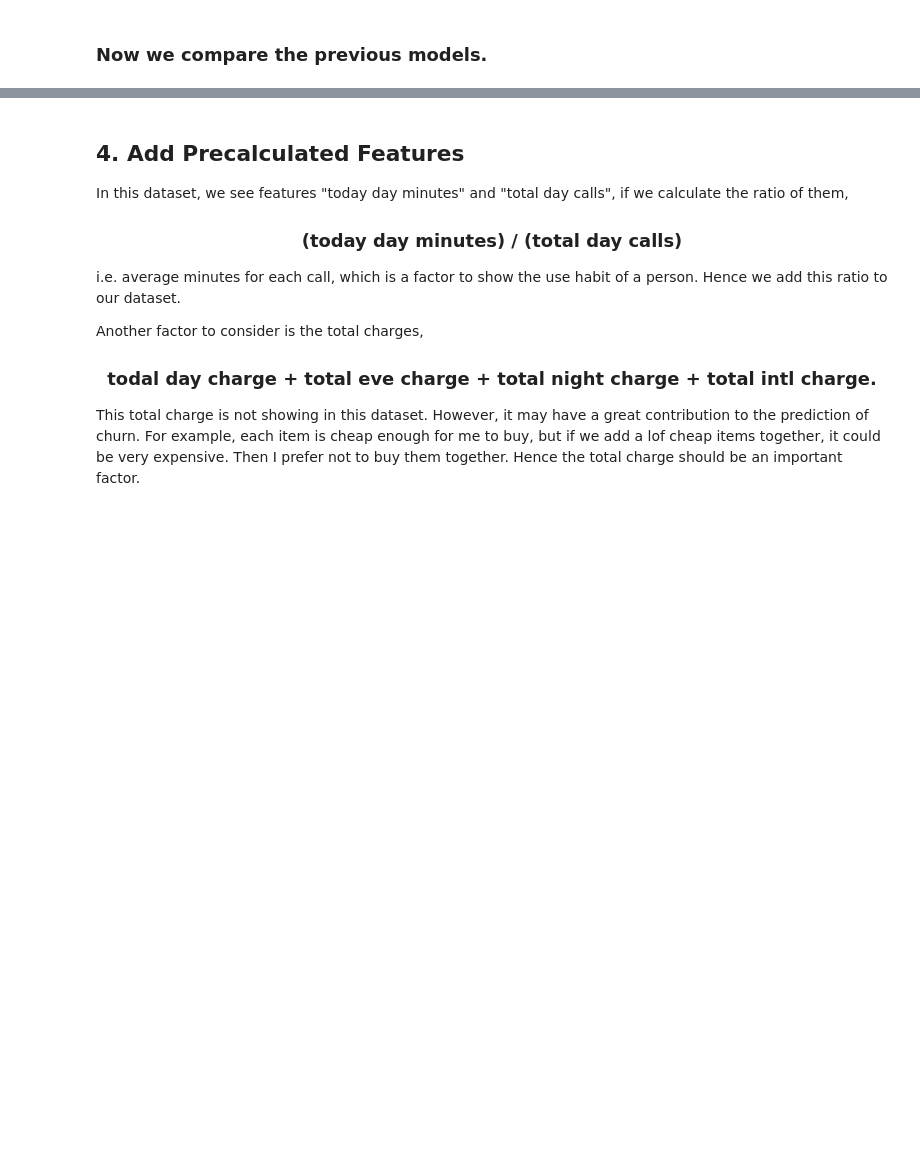
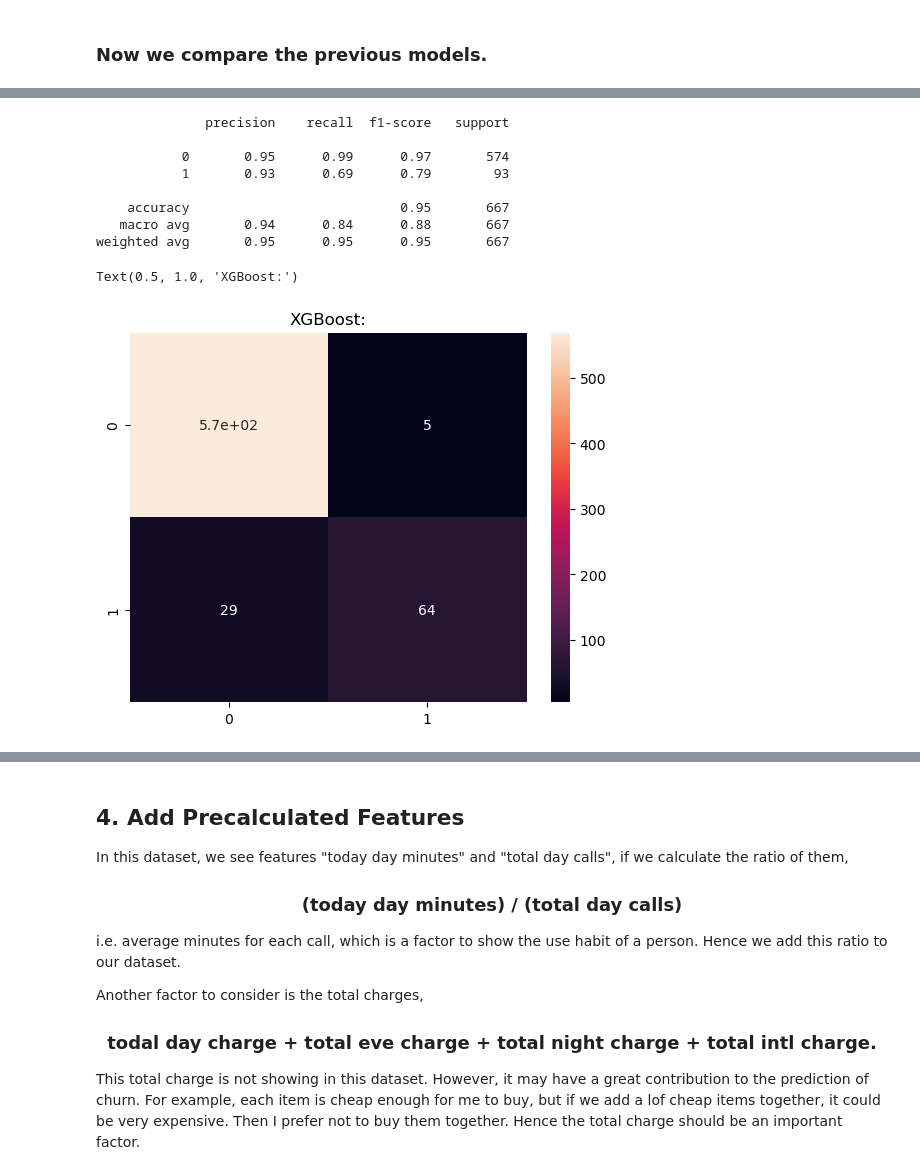
Before and after one commit to xianchangmeng/Predict-Customer-Churn, a Jupyter notebook: Improve predictions on customer churn.ipynb, the cells around one changed output, grey strips where cells are left out. Saved outputs shown, nothing was run; the diff lists cells and outputs as text; code cells hidden in the pictures; blank space fills up the shorter version.

```diff
--- a/Improve predictions on customer churn.ipynb
+++ b/Improve predictions on customer churn.ipynb
@@ -453,0 +449,16 @@ plt.show()
+# %%
+print(classification_report(y_test, xgb_model.predict(X_test)))
+cm_rf_xgb = confusion_matrix(y_test, xgb_model.predict(X_test))
+sns.heatmap(cm_rf_xgb, annot = True)
+plt.title("XGBoost:")
+# %% [output]
+              precision    recall  f1-score   support
+
+           0       0.95      0.99      0.97       574
+           1       0.93      0.69      0.79        93
+
+    accuracy                           0.95       667
+   macro avg       0.94      0.84      0.88       667
+weighted avg       0.95      0.95      0.95       667
+Text(0.5, 1.0, 'XGBoost:')
+[figure, added]
```
Also changed, not shown: parts of 50 cells of this notebook.
